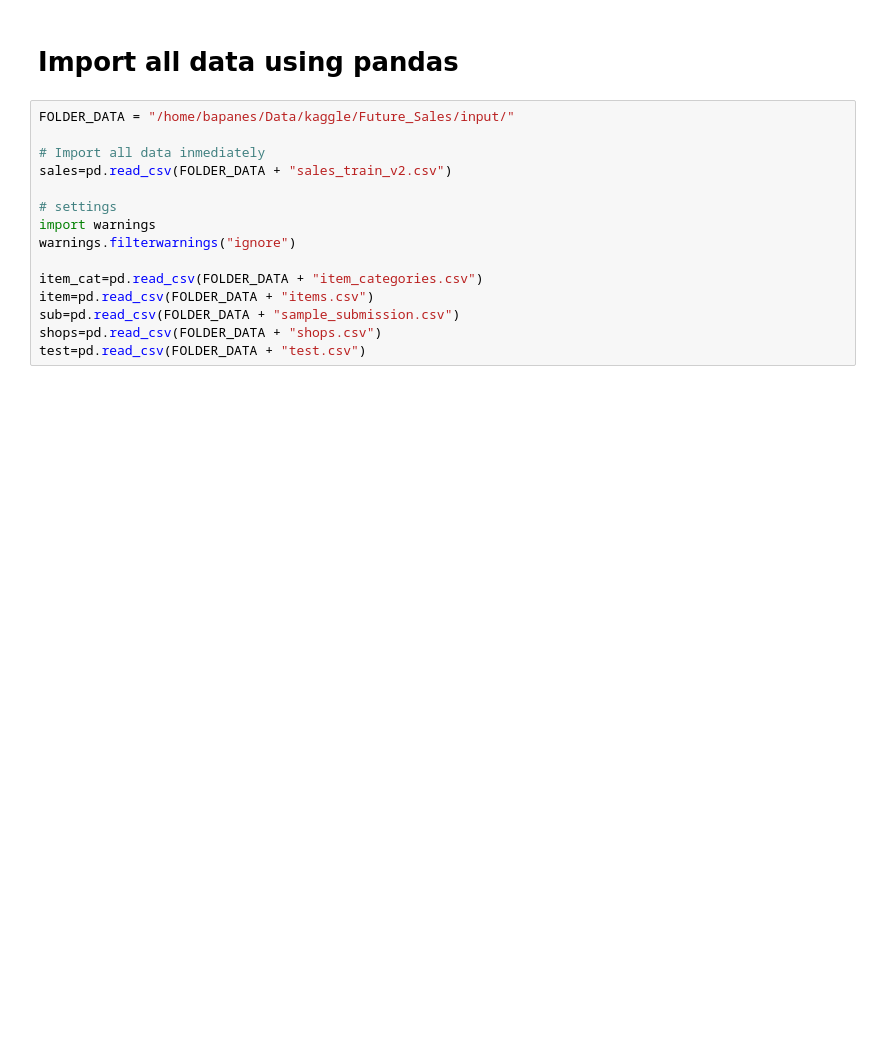
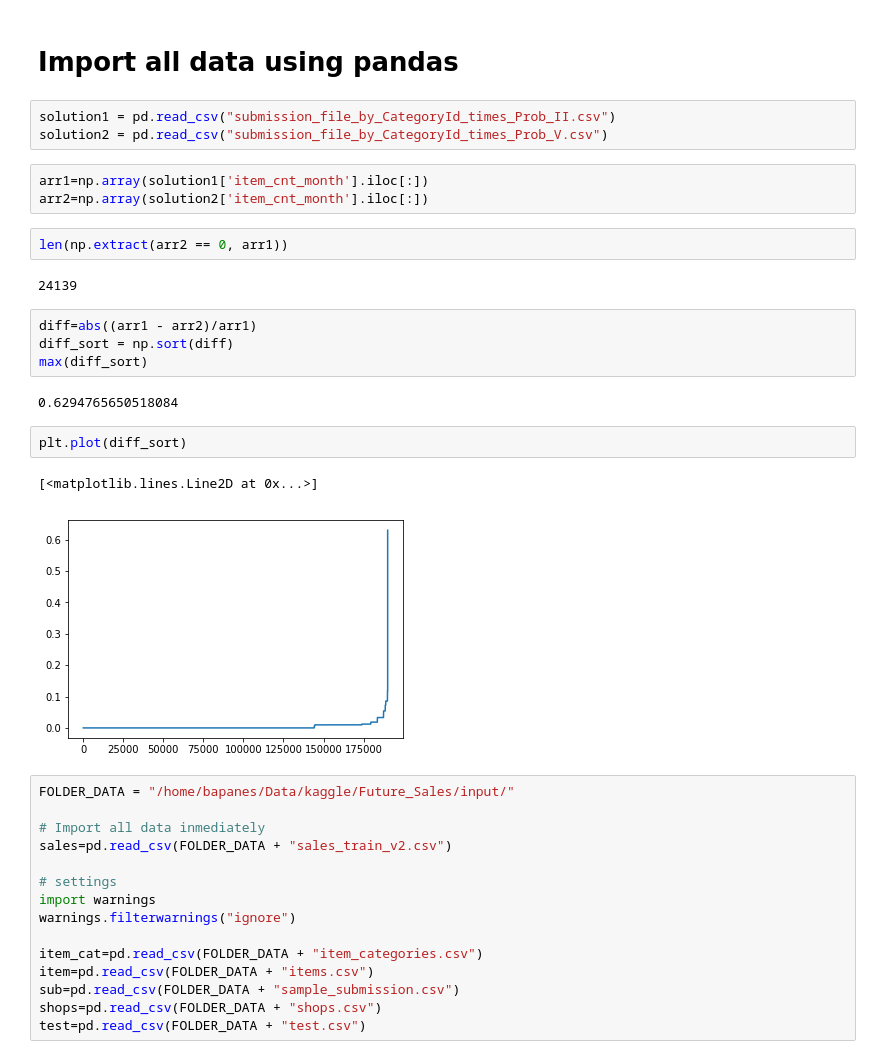
Before and after one commit to data-science-if-usp/kaggle, a Jupyter notebook: boris/Future_Sales_Notebooks/Category_HoltWintersMethod.ipynb, the cells around one changed output. Drawn from its saved outputs; the diff is of its cells as text; blank space fills up the shorter version.

```diff
--- a/boris/Future_Sales_Notebooks/Category_HoltWintersMethod.ipynb
+++ b/boris/Future_Sales_Notebooks/Category_HoltWintersMethod.ipynb
@@ -72,6 +72,27 @@ from statsmodels.tsa.holtwinters import ExponentialSmoothing
 Using TensorFlow backend.
 # %% [markdown]
 # Import all data using pandas
+# %%
+solution1 = pd.read_csv("submission_file_by_CategoryId_times_Prob_II.csv")
+solution2 = pd.read_csv("submission_file_by_CategoryId_times_Prob_V.csv")
+# %%
+arr1=np.array(solution1['item_cnt_month'].iloc[:])
+arr2=np.array(solution2['item_cnt_month'].iloc[:])
+# %%
+len(np.extract(arr2 == 0, arr1))
+# %% [output]
+24139
+# %%
+diff=abs((arr1 - arr2)/arr1)
+diff_sort = np.sort(diff)
+max(diff_sort)
+# %% [output]
+0.6294765650518084
+# %%
+plt.plot(diff_sort)
+# %% [output]
+[<matplotlib.lines.Line2D at 0x...>]
+[figure, added]
 # %%
 FOLDER_DATA = "/home/bapanes/Data/kaggle/Future_Sales/input/"
 
```
Also changed, not shown: parts of 3 cells of this notebook, 3 other files.
